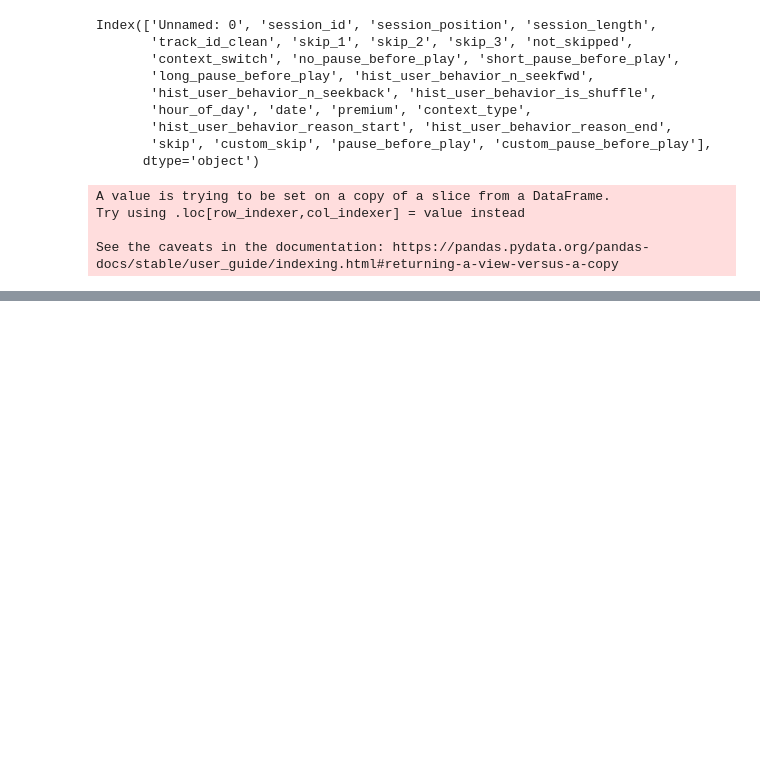
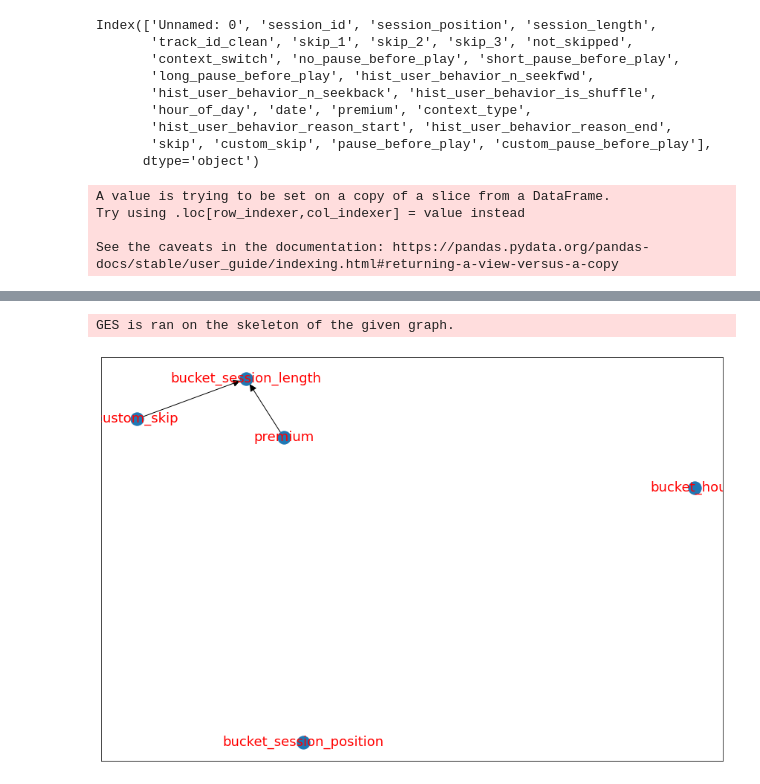
Before and after one commit to stoic-devv/spotify-causal-inference, a Jupyter notebook: src/causal_discovery/cdt-poc.ipynb, the cells around one changed output, grey strips where cells are left out. Cells and saved outputs as stored; diff of their text form; code cells hidden in the pictures; blank space fills up the shorter version.

```diff
--- a/src/causal_discovery/cdt-poc.ipynb
+++ b/src/causal_discovery/cdt-poc.ipynb
@@ -60,3 +202,16 @@ PC is ran on the skeleton of the given graph.
+# %%
+# GES algorithm
+model_ges = cdt.causality.graph.GES(score='int')
+model_ges.arguments['{SKELETON}'] = 'TRUE'
+# graph_ges = model_ges.predict(df1, skeleton)
+graph_ges = model_ges.orient_directed_graph(df1, skeleton)
+
+# visualize network
+fig=plt.figure(figsize=(15,10))
+nx.draw_networkx(graph_ges, font_size=18, font_color='r', arrowsize=20)
+# %% [output]
+GES is ran on the skeleton of the given graph.
+[figure, added]
 # %%
 # Use causal discovery to get causal models# PC algorithm
 model_lingam = cdt.causality.graph.LiNGAM()
```
Also changed, not shown: parts of 16 cells of this notebook.
